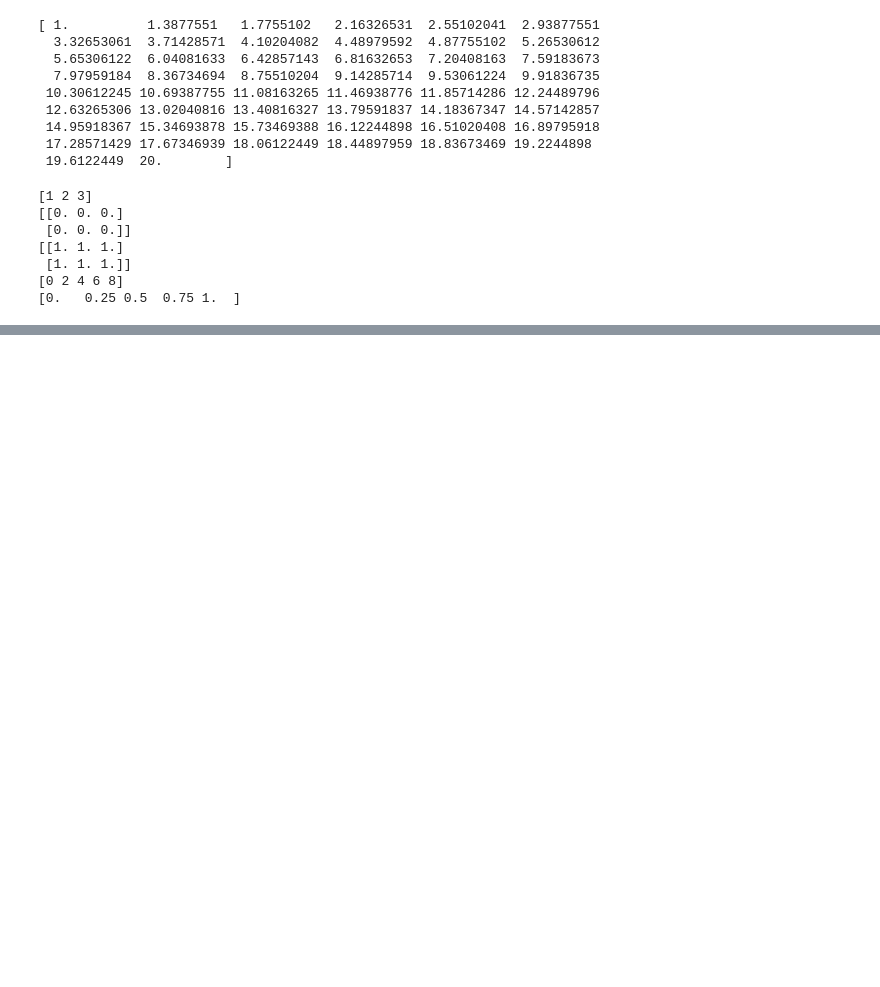
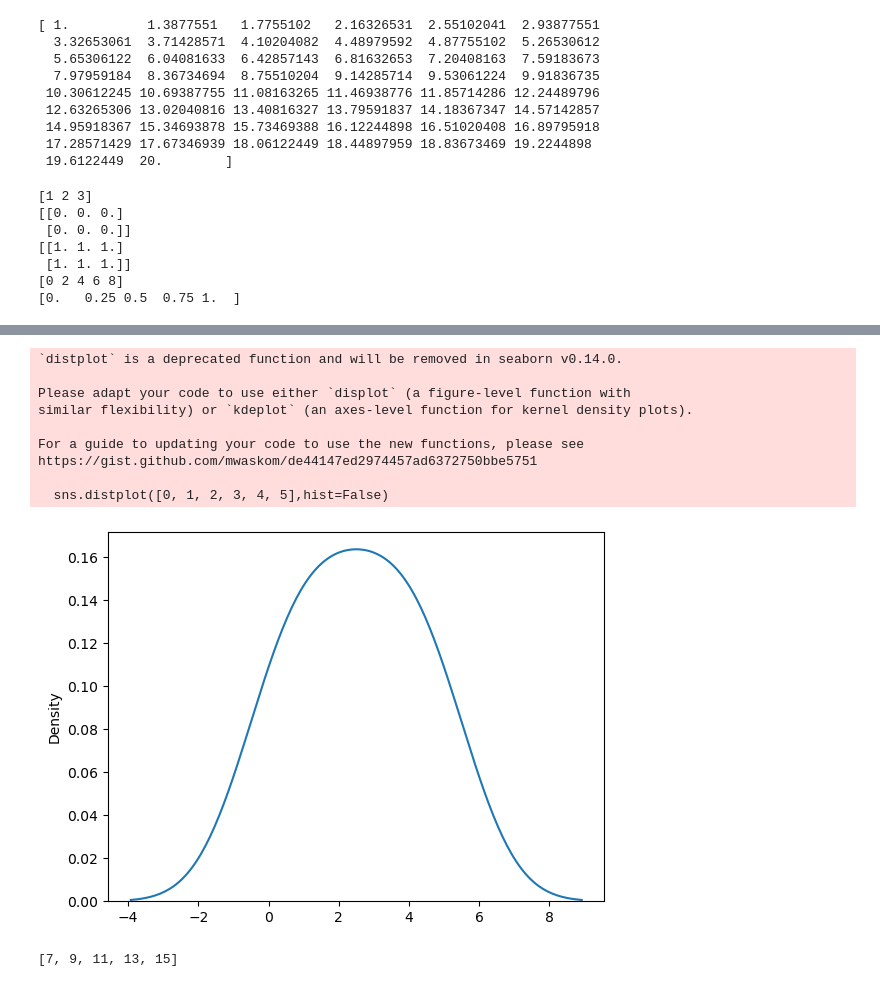
Before and after one commit to omkarsjethe/Python-Notes-for-Data-Science-, a Jupyter notebook: Python - Numpy(Advance).ipynb, the cells around one changed output, grey strips where cells are left out. Saved outputs shown, nothing was run; the diff lists cells and outputs as text; code cells hidden in the pictures; blank space fills up the shorter version.

```diff
--- a/Python - Numpy(Advance).ipynb
+++ b/Python - Numpy(Advance).ipynb
@@ -205,0 +243,27 @@ print(linspace)
+# %%
+import matplotlib.pyplot as plt
+import seaborn as sns
+
+sns.distplot([0, 1, 2, 3, 4, 5],hist=False)
+
+plt.show()
+# %% [output]
+`distplot` is a deprecated function and will be removed in seaborn v0.14.0.
+
+Please adapt your code to use either `displot` (a figure-level function with
+similar flexibility) or `kdeplot` (an axes-level function for kernel density plots).
+
+For a guide to updating your code to use the new functions, please see
+https://gist.github.com/mwaskom/de44147ed2974457ad6372750bbe5751
+
+  sns.distplot([0, 1, 2, 3, 4, 5],hist=False)
+[figure, added]
+# %%
+a=[1,2,3,4,5]
+b=[6,7,8,9,10]
+z=[]
+for i,j in zip(a,b):
+    z.append(i+j)
+print(z)
+# %% [output]
+[7, 9, 11, 13, 15]
```
Also changed, not shown: parts of 8 cells of this notebook.
